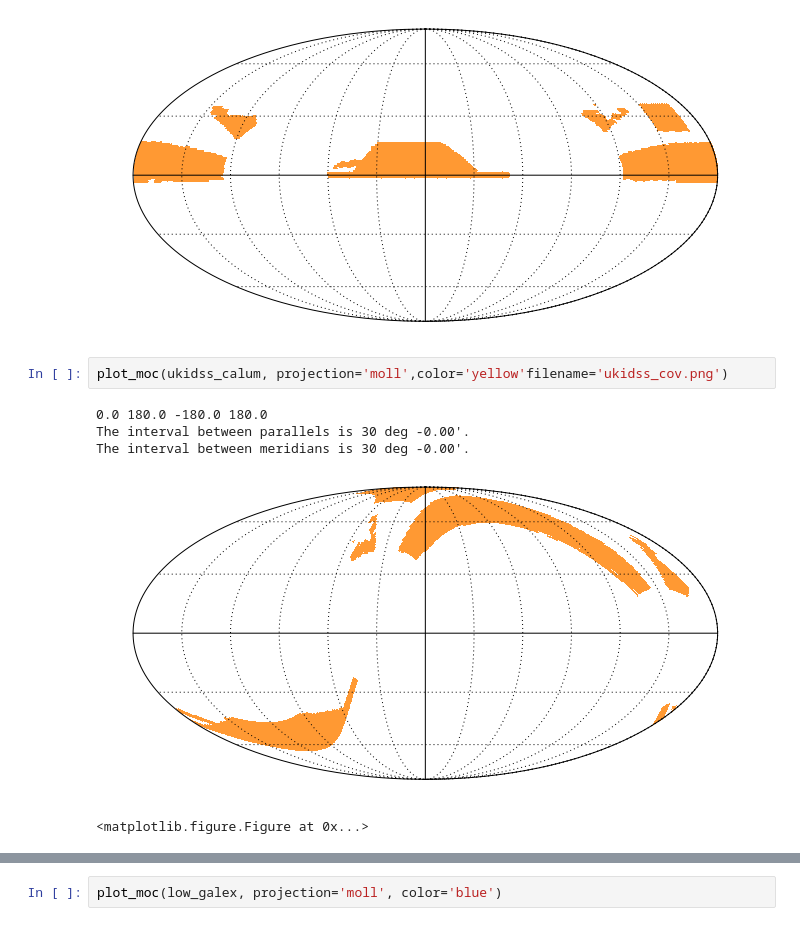
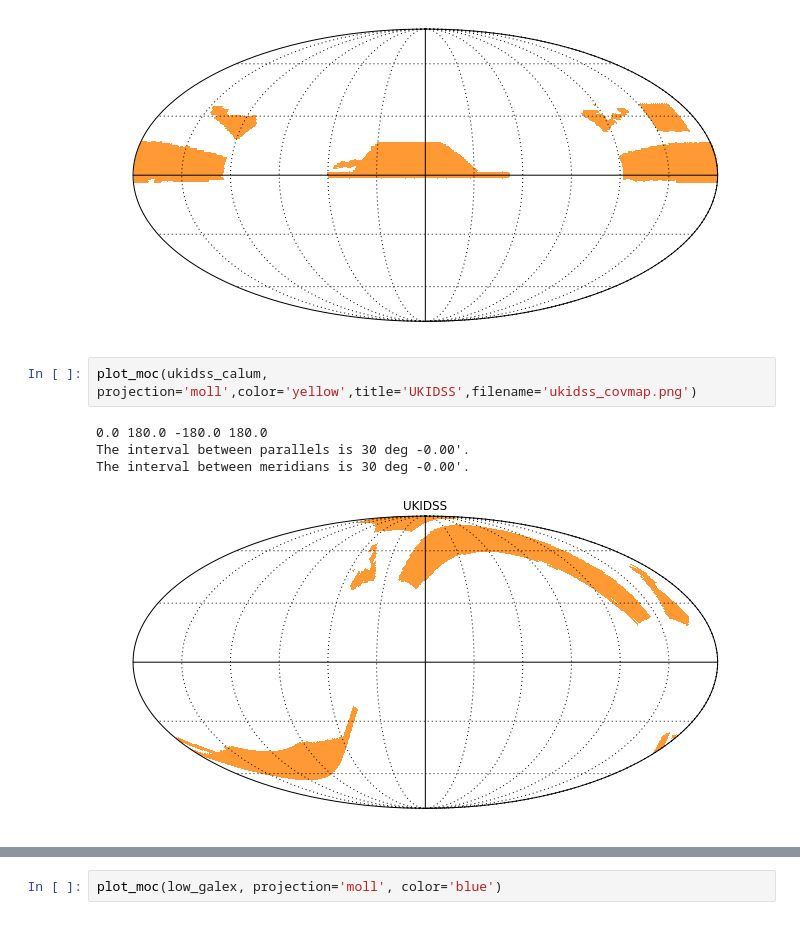
Before and after one commit to calumhrmurray/MPhysProject, a Jupyter notebook: analysis/match_catalogs/aitoff_projection.ipynb, the cells around one changed output, grey strips where cells are left out. Cells and saved outputs as stored; diff of their text form.

```diff
--- a/analysis/match_catalogs/aitoff_projection.ipynb
+++ b/analysis/match_catalogs/aitoff_projection.ipynb
@@ -63,11 +63,10 @@ The interval between parallels is 30 deg -0.00'.
 The interval between meridians is 30 deg -0.00'.
 [figure]
 # %%
-plot_moc(ukidss_calum, projection='moll',color='yellow'filename='ukidss_cov.png')
+plot_moc(ukidss_calum, projection='moll',color='yellow',title='UKIDSS',filename='ukidss_covmap.png')
 # %% [output]
 0.0 180.0 -180.0 180.0
 The interval between parallels is 30 deg -0.00'.
 The interval between meridians is 30 deg -0.00'.
-[figure, old version]
+[figure, new version]
-<matplotlib.figure.Figure at 0x...>
 # %%
```
Also changed, not shown: parts of 4 cells of this notebook, 21 other files.
